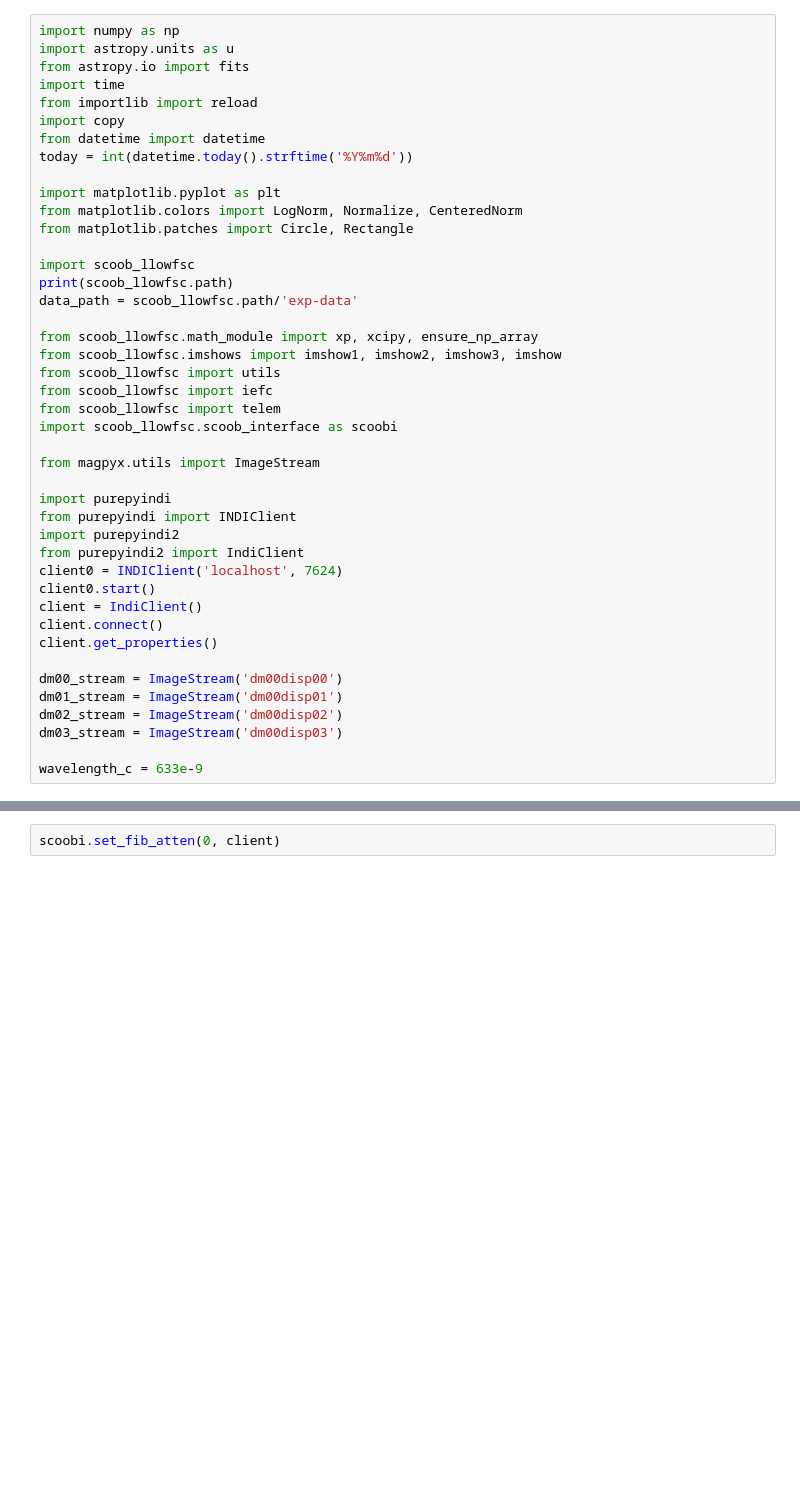
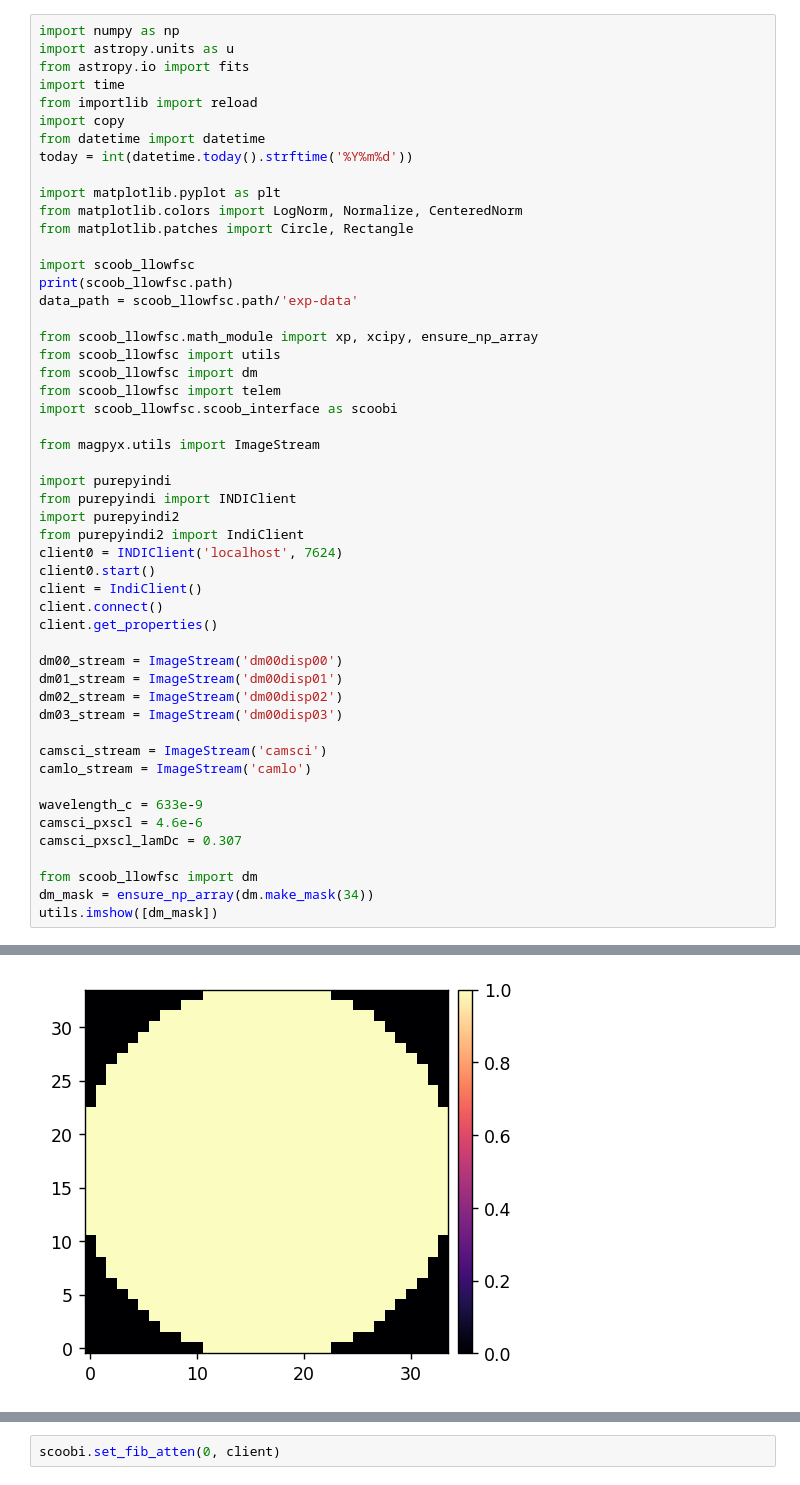
Before and after one commit to kian1377/scoob-llowfsc, a Jupyter notebook: exp-notebooks/khsacjbbkhjas.ipynb, the cells around one changed output, grey strips where cells are left out. Cells and saved outputs as stored; diff of their text form; blank space fills up the shorter version.

```diff
--- a/exp-notebooks/khsacjbbkhjas.ipynb
+++ b/exp-notebooks/khsacjbbkhjas.ipynb
@@ -14,32 +14,41 @@ from matplotlib.patches import Circle, Rectangle
 
 import scoob_llowfsc
 print(scoob_llowfsc.path)
 data_path = scoob_llowfsc.path/'exp-data'
 
 from scoob_llowfsc.math_module import xp, xcipy, ensure_np_array
-from scoob_llowfsc.imshows import imshow1, imshow2, imshow3, imshow
 from scoob_llowfsc import utils
-from scoob_llowfsc import iefc
+from scoob_llowfsc import dm
 from scoob_llowfsc import telem
 import scoob_llowfsc.scoob_interface as scoobi
 
 from magpyx.utils import ImageStream
 
 import purepyindi
 from purepyindi import INDIClient
 import purepyindi2
 from purepyindi2 import IndiClient
 client0 = INDIClient('localhost', 7624)
 client0.start()
 client = IndiClient()
 client.connect()
 client.get_properties()
 
 dm00_stream = ImageStream('dm00disp00')
 dm01_stream = ImageStream('dm00disp01')
 dm02_stream = ImageStream('dm00disp02')
 dm03_stream = ImageStream('dm00disp03')
 
+camsci_stream = ImageStream('camsci')
+camlo_stream = ImageStream('camlo')
+
 wavelength_c = 633e-9
+camsci_pxscl = 4.6e-6
+camsci_pxscl_lamDc = 0.307
+
+from scoob_llowfsc import dm
+dm_mask = ensure_np_array(dm.make_mask(34))
+utils.imshow([dm_mask])
 # %% [output]
 /home/kianmilani/Projects/scoob-llowfsc/scoob_llowfsc
+[figure, added]
```
Also changed, not shown: parts of 27 cells of this notebook, 3 other files.
